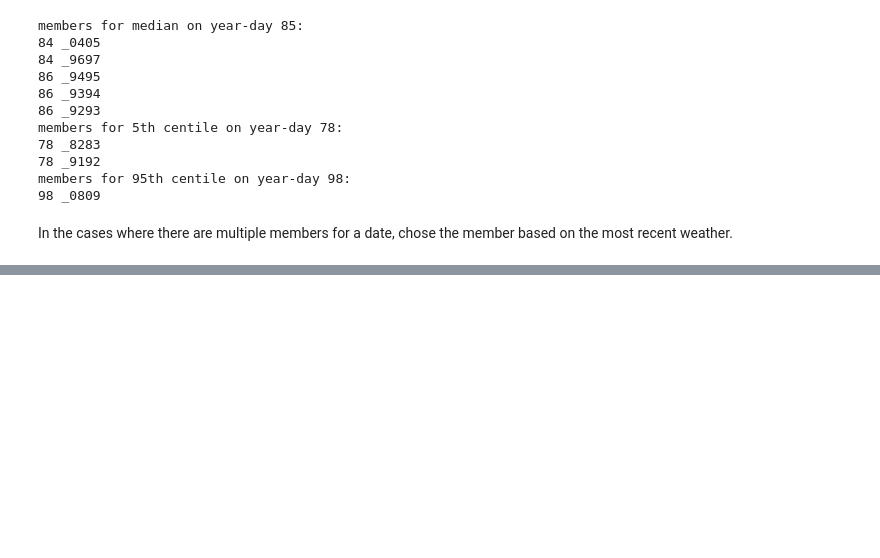
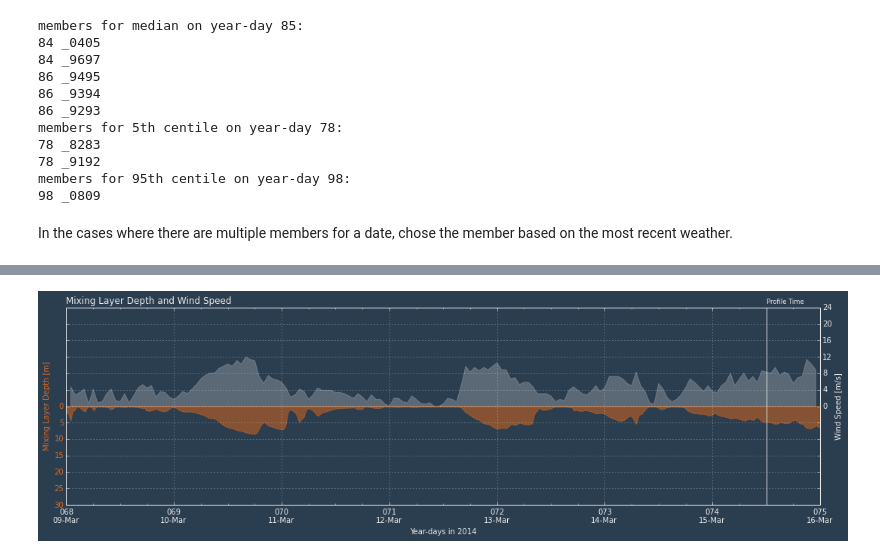
Before and after one commit to SalishSeaCast/SOG-Bloomcast-Ensemble, a Jupyter notebook: ensemble_analysis/ensemble_analysis.ipynb, the cells around one changed output, grey strips where cells are left out. Cells and saved outputs as stored; diff of their text form; code cells hidden in the pictures; blank space fills up the shorter version.

```diff
--- a/ensemble_analysis/ensemble_analysis.ipynb
+++ b/ensemble_analysis/ensemble_analysis.ipynb
@@ -349,0 +430,13 @@ axes_left[2].set_xlabel('Year-days in 2103 and 2014', color=colors['axes'])
+# %%
+mld, wind = {}, {}
+
+mld = bloomcast.utils.SOG_Timeseries('../run/timeseries/std_phys_2014_bloomcast.out_0405')
+mld.read_data('time', 'mixing layer depth')
+mld.calc_mpl_dates(run_start_date)
+
+wind = bloomcast.wind.WindTimeseries('../run/Sandheads_wind')
+wind.read_data(run_start_date)
+wind.calc_mpl_dates(run_start_date)
+# %%
+colors['mld'] = '#df691a'
+colors['wind_speed'] = '#ebebeb'
@@ -349,0 +448,8 @@ axes_left[2].set_xlabel('Year-days in 2103 and 2014', color=colors['axes'])
+# %%
+fig = bloomcast.visualization.mixing_layer_depth_wind_timeseries(
+    mld, wind, colors,
+    data_date, ('Mixing Layer Depth [m]', 'Wind Speed [m/s]'))
+canvas = matplotlib.backends.backend_agg.FigureCanvasAgg(fig)
+fig
+# %% [output]
+[figure, added]
```
Also changed, not shown: parts of 11 cells of this notebook.
